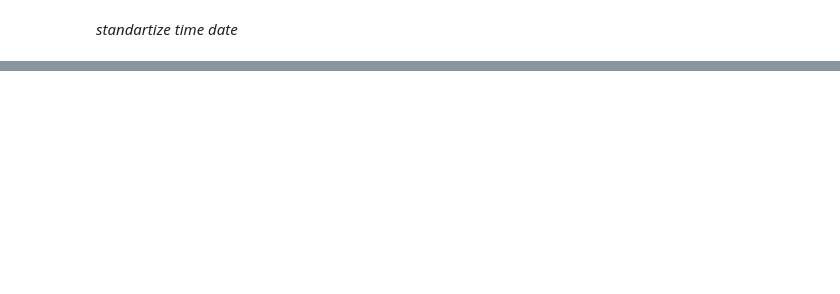
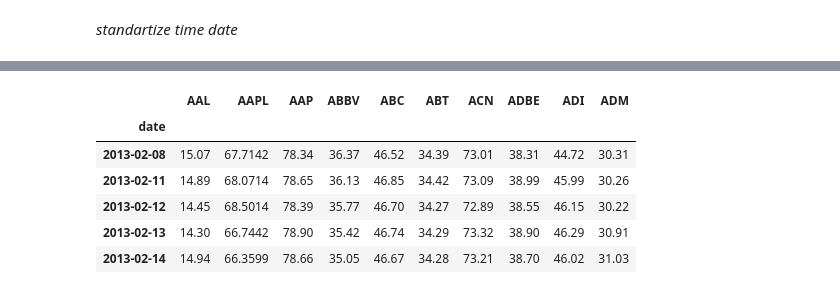
Before and after one commit to 00-2/msu_course_data_analisis, a Jupyter notebook: dz6_api_multidimensional_time.ipynb, the cells around one changed output, grey strips where cells are left out. Cells and saved outputs as stored; diff of their text form; code cells hidden in the pictures; blank space fills up the shorter version.

```diff
--- a/dz6_api_multidimensional_time.ipynb
+++ b/dz6_api_multidimensional_time.ipynb
@@ -26,4 +26,5 @@ plane-crash.zip: Skipping, found more recently modified local copy (use --force
 import pandas as pd
 import numpy as np
 # %%
-data = pd.read_csv(os.path.join('data/plane_crash_dataset','planecrashinfo_20181121001952.csv'))
+import os
+data = pd.read_csv(os.path.join('data/sandp500','all_stocks_5yr.csv'))
@@ -124,0 +69,12 @@ last_crashes
+# %%
+standartize_stocks.index = pd.to_datetime(standartize_stocks['date'])
+standartize_stocks = standartize_stocks.drop(columns='date')
+standartize_stocks.head()
+# %% [output]
+|  | AAL | AAPL | AAP | ABBV | ABC | ABT | ACN | ADBE | ADI | ADM |
+| date |  |  |  |  |  |  |  |  |  |  |
+| 2013-02-08 | 15.07 | 67.7142 | 78.34 | 36.37 | 46.52 | 34.39 | 73.01 | 38.31 | 44.72 | 30.31 |
+| 2013-02-11 | 14.89 | 68.0714 | 78.65 | 36.13 | 46.85 | 34.42 | 73.09 | 38.99 | 45.99 | 30.26 |
+| 2013-02-12 | 14.45 | 68.5014 | 78.39 | 35.77 | 46.70 | 34.27 | 72.89 | 38.55 | 46.15 | 30.22 |
+| 2013-02-13 | 14.30 | 66.7442 | 78.90 | 35.42 | 46.74 | 34.29 | 73.32 | 38.90 | 46.29 | 30.91 |
+| 2013-02-14 | 14.94 | 66.3599 | 78.66 | 35.05 | 46.67 | 34.28 | 73.21 | 38.70 | 46.02 | 31.03 |
```
Also changed, not shown: parts of 31 cells of this notebook, 2 other files.
